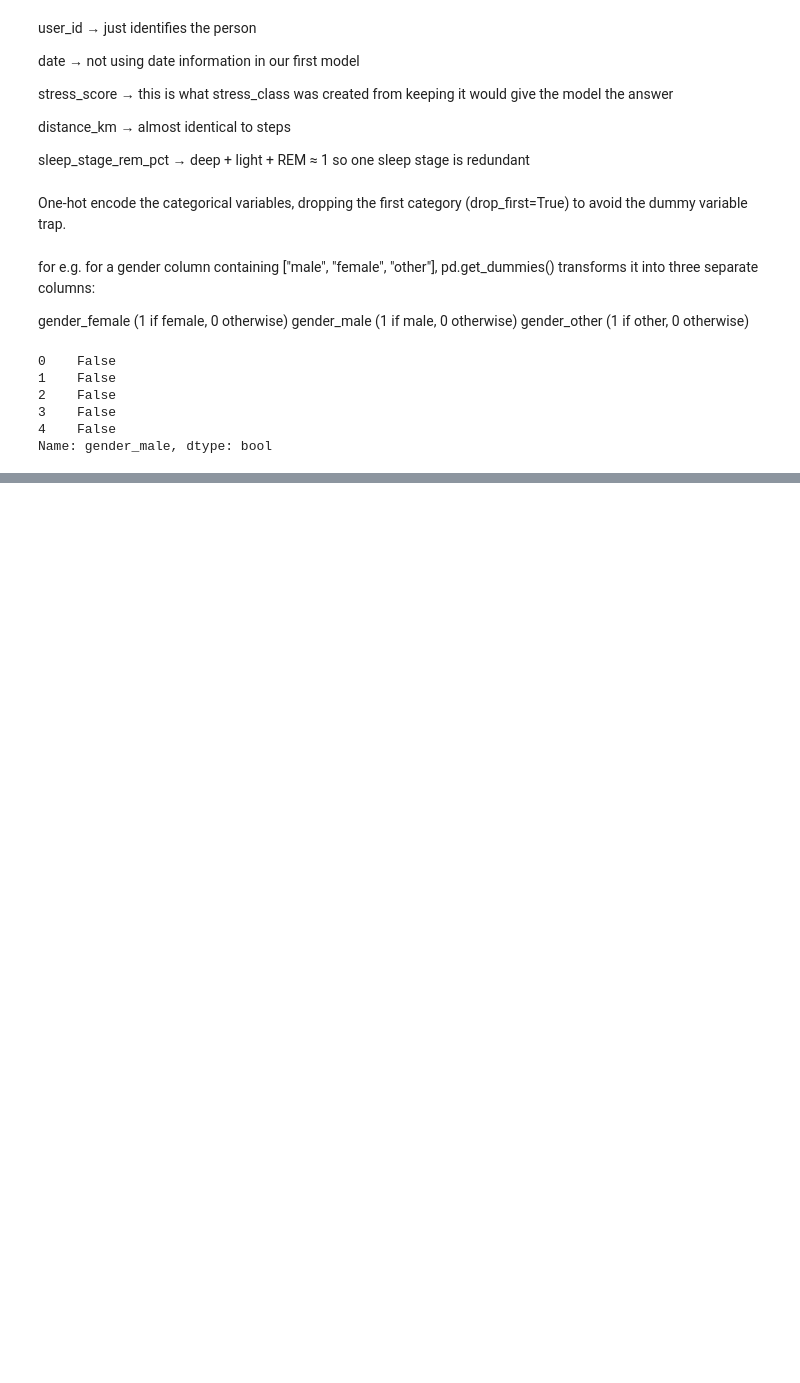
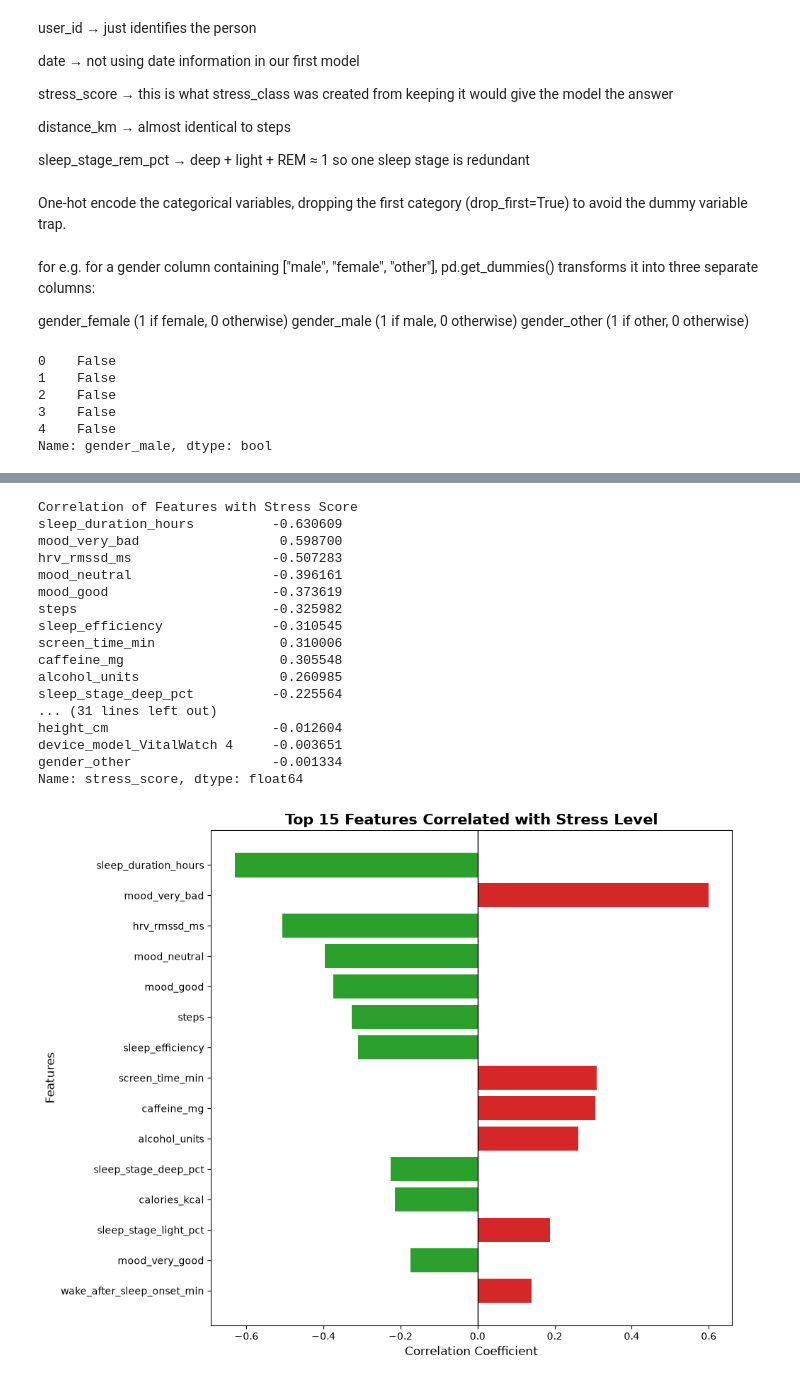
Before and after one commit to Silver2306/Wearable-Health-Devices, a Jupyter notebook: notebooks/03_preprocessing.ipynb, the cells around one changed output, grey strips where cells are left out. Cells and saved outputs as stored; diff of their text form; code cells hidden in the pictures; blank space fills up the shorter version.

```diff
--- a/notebooks/03_preprocessing.ipynb
+++ b/notebooks/03_preprocessing.ipynb
@@ -122,0 +159,76 @@ df.to_csv(
+# %%
+# ===========================================
+# CORRELATION WITH STRESS SCORE
+# ===========================================
+
+stress_correlation = (
+    correlation_matrix["stress_score"]
+    .drop("stress_score")
+    .sort_values(key=abs, ascending=False)
+)
+
+print("Correlation of Features with Stress Score")
+print(stress_correlation)
+
+# Plot top 15 correlations
+# top15 = stress_correlation.head(15)
+
+# plt.figure(figsize=(8,7))
+
+# colors = ["green" if value < 0 else "red" for value in top15.values]
+
+# plt.barh(top15.index, top15.values, color=colors)
+
+# plt.xlabel("Correlation Coefficient")
+# plt.title("Top Features Correlated with Stress Score")
+
+# plt.gca().invert_yaxis()
+
+# plt.tight_layout()
+# plt.show()
+top15 = stress_correlation.head(15)
+
+plt.figure(figsize=(10,8))
+
+colors = ["#D62728" if value > 0 else "#2CA02C"
+          for value in top15.values]
+
+plt.barh(
+    top15.index,
+    top15.values,
+    color=colors
+)
+
+plt.axvline(x=0, color="black", linewidth=1)
+
+plt.xlabel("Correlation Coefficient", fontsize=12)
+plt.ylabel("Features", fontsize=12)
+plt.title(
+    "Top 15 Features Correlated with Stress Level",
+    fontsize=15,
+    fontweight="bold"
+)
+
+plt.gca().invert_yaxis()
+
+plt.tight_layout()
+plt.show()
+# %% [output]
+Correlation of Features with Stress Score
+sleep_duration_hours          -0.630609
+mood_very_bad                  0.598700
+hrv_rmssd_ms                  -0.507283
+mood_neutral                  -0.396161
+mood_good                     -0.373619
+steps                         -0.325982
+sleep_efficiency              -0.310545
+screen_time_min                0.310006
+caffeine_mg                    0.305548
+alcohol_units                  0.260985
+sleep_stage_deep_pct          -0.225564
+... (31 lines left out)
+height_cm                     -0.012604
+device_model_VitalWatch 4     -0.003651
+gender_other                  -0.001334
+Name: stress_score, dtype: float64
+[figure, added]
```
Also changed, not shown: parts of 5 cells of this notebook, 6 other files.
